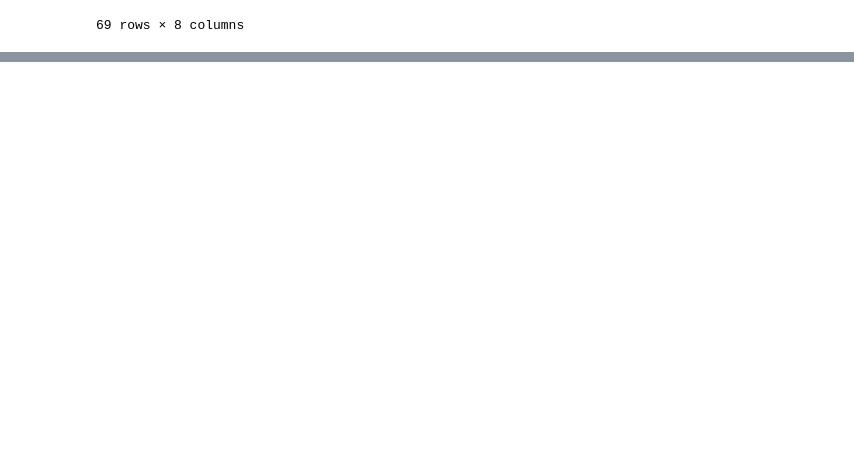
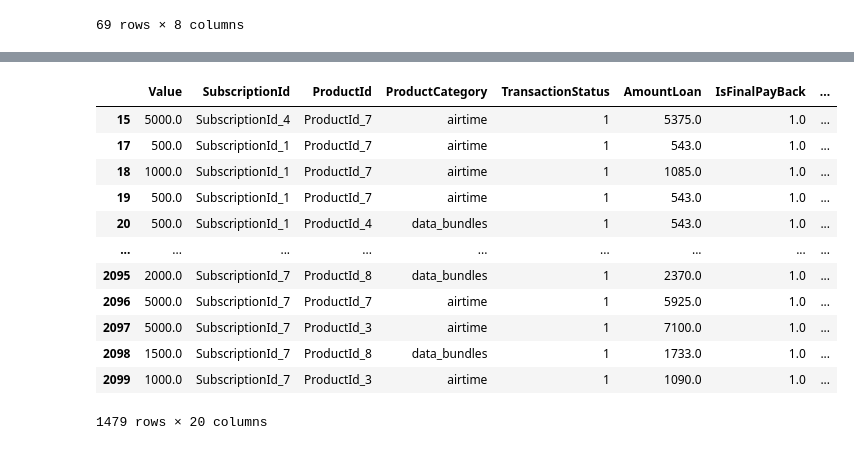
Before and after one commit to H-u-g-o/Credit-Score, a Jupyter notebook: Credit Score.ipynb, the cells around one changed output, grey strips where cells are left out. Cells and saved outputs as stored; diff of their text form; code cells hidden in the pictures; blank space fills up the shorter version.

```diff
--- a/Credit Score.ipynb
+++ b/Credit Score.ipynb
@@ -210 +238,26 @@ train_df_removed.head()
+# %%
+#Convert IssuedDateLoan in datetime and separate day/month/year/minute/second
+train_df_removed['IssuedDateLoan'] =  pd.to_datetime(train_df_removed['IssuedDateLoan'])
+train_df_removed['IssuedDateLoan_day'] = train_df_removed['IssuedDateLoan'].dt.day
+train_df_removed['IssuedDateLoan_month'] = train_df_removed['IssuedDateLoan'].dt.month
+train_df_removed['IssuedDateLoan_year'] = train_df_removed['IssuedDateLoan'].dt.year
+train_df_removed['IssuedDateLoan_minute'] = train_df_removed['IssuedDateLoan'].dt.minute
+train_df_removed['IssuedDateLoan_hour'] = train_df_removed['IssuedDateLoan'].dt.hour
+#& remove IssuedDateLoan
+train_df_removed = train_df_removed.drop(['IssuedDateLoan'], axis=1)
+train_df_removed
+# %% [output]
+|  | Value | SubscriptionId | ProductId | ProductCategory | TransactionStatus | AmountLoan | IsFinalPayBack | ... |
+| 15 | 5000.0 | SubscriptionId_4 | ProductId_7 | airtime | 1 | 5375.0 | 1.0 | ... |
+| 17 | 500.0 | SubscriptionId_1 | ProductId_7 | airtime | 1 | 543.0 | 1.0 | ... |
+| 18 | 1000.0 | SubscriptionId_1 | ProductId_7 | airtime | 1 | 1085.0 | 1.0 | ... |
+| 19 | 500.0 | SubscriptionId_1 | ProductId_7 | airtime | 1 | 543.0 | 1.0 | ... |
+| 20 | 500.0 | SubscriptionId_1 | ProductId_4 | data_bundles | 1 | 543.0 | 1.0 | ... |
+| ... | ... | ... | ... | ... | ... | ... | ... | ... |
+| 2095 | 2000.0 | SubscriptionId_7 | ProductId_8 | data_bundles | 1 | 2370.0 | 1.0 | ... |
+| 2096 | 5000.0 | SubscriptionId_7 | ProductId_7 | airtime | 1 | 5925.0 | 1.0 | ... |
+| 2097 | 5000.0 | SubscriptionId_7 | ProductId_3 | airtime | 1 | 7100.0 | 1.0 | ... |
+| 2098 | 1500.0 | SubscriptionId_7 | ProductId_8 | data_bundles | 1 | 1733.0 | 1.0 | ... |
+| 2099 | 1000.0 | SubscriptionId_7 | ProductId_3 | airtime | 1 | 1090.0 | 1.0 | ... |
+1479 rows × 20 columns
 # %%
```
Also changed, not shown: parts of 9 cells of this notebook.
